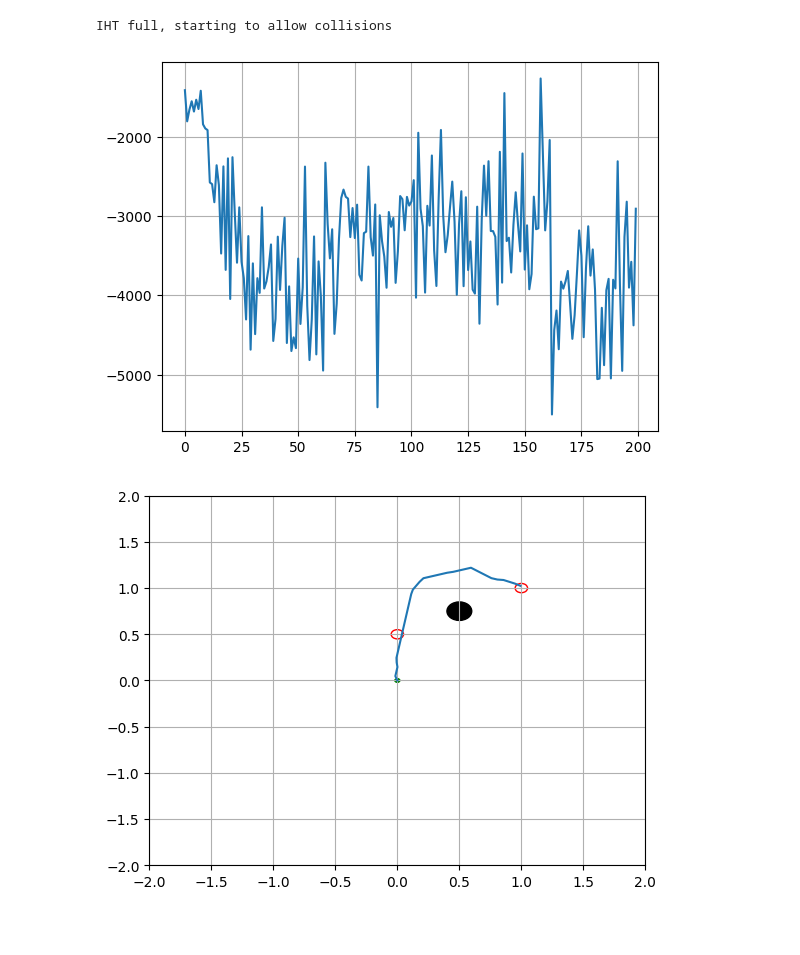
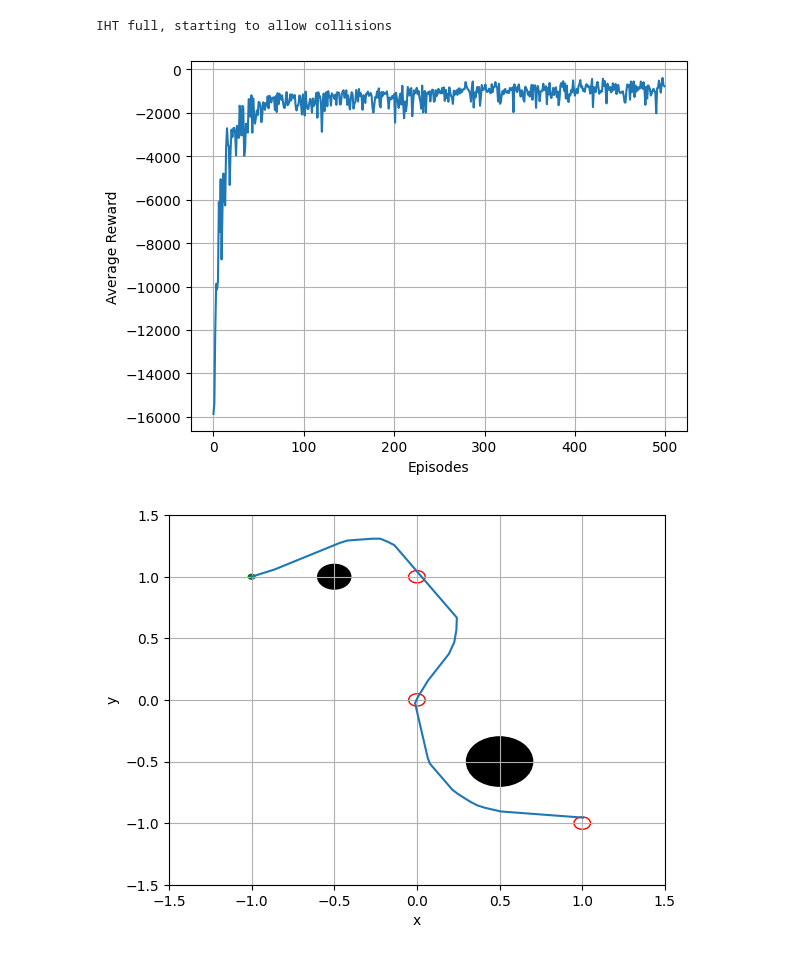
Before and after one commit to alejotoro-o/rlforge, a Jupyter notebook: examples/trajectory_tracking.ipynb, the cells around one changed output. Saved outputs shown, nothing was run; the diff lists cells and outputs as text; code cells hidden in the pictures; blank space fills up the shorter version.

```diff
--- a/examples/trajectory_tracking.ipynb
+++ b/examples/trajectory_tracking.ipynb
@@ -8,31 +8,33 @@ from rlforge.experiments import runEpisodicExperiment
 from rlforge.agents import LinearQAgent, DQNAgent
 from rlforge.environments import TrajectoryTracking
 # %%
-env = TrajectoryTracking(initial_state=(0,0,0),
-                         x_range=(-2,2),
-                         y_range=(-2,2),
-                         trajectory=[(0,0.5),(1,1)],
+env = TrajectoryTracking(initial_state=(-1,1,0),
+                         x_range=(-1.5,1.5),
+                         y_range=(-1.5,1.5),
+                         trajectory=[(0,1),(0,0),(1,-1)],
                          d_min=0.05,
-                         obstacles=[(0.5,0.75,0.1)],
+                         obstacles=[(-0.5,1,0.1),(0.5,-0.5,0.2)],
                          dt=0.1)
-agent = LinearQAgent(step_size=0.5/16,
+agent = LinearQAgent(step_size=0.5/8,
                      discount=1,
                      num_actions=env.num_actions,
                      dims_ranges=((env.x_range[0],env.x_range[1]),(env.y_range[0],env.y_range[1]),(-np.pi,np.pi)),
                      epsilon=0.1,
                      iht_size=4096,
-                     num_tilings=16,
+                     num_tilings=8,
                      num_tiles=8,
                      wrap_dims=(False,False,True))
 # %%
-rewards, steps_per_episode = runEpisodicExperiment(env, agent, 10, 200, 2000)
+rewards, steps_per_episode = runEpisodicExperiment(env, agent, 10, 500, 500)
 # %% [output]
 IHT full, starting to allow collisions
 # %%
 plt.plot(np.mean(rewards, axis=1))
+plt.xlabel("Episodes")
+plt.ylabel("Average Reward")
 plt.grid()
 # %% [output]
-[figure, old version]
+[figure, new version]
 # %%
 max_steps = 2000
 rewards_test = []
@@ -81,12 +83,14 @@ start = plt.Circle((env.initial_state[0],env.initial_state[1]), 0.02, color='g')
 # axes.add_artist(target)
 axes.add_artist(start)
 axes.plot(np.array(states)[:,0], np.array(states)[:,1])
+axes.set_xlabel("x")
+axes.set_ylabel("y")
 plt.grid()
 
 # plt.plot(np.array(states)[:,0], np.array(states)[:,1])
 # plt.grid()
 # %% [output]
-[figure, old version]
+[figure, new version]
 # %%
 plt.plot(rewards_test)
 plt.grid()
```
Also changed, not shown: parts of 1 cell of this notebook, 5 other files.
